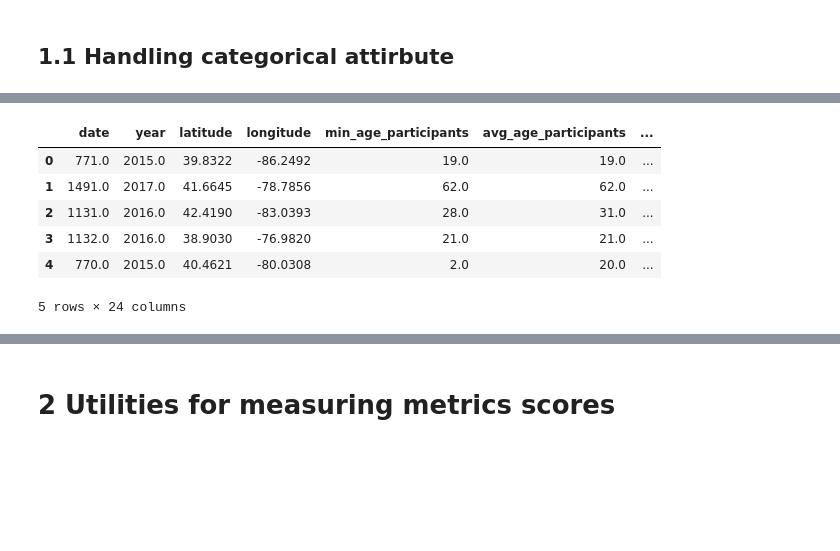
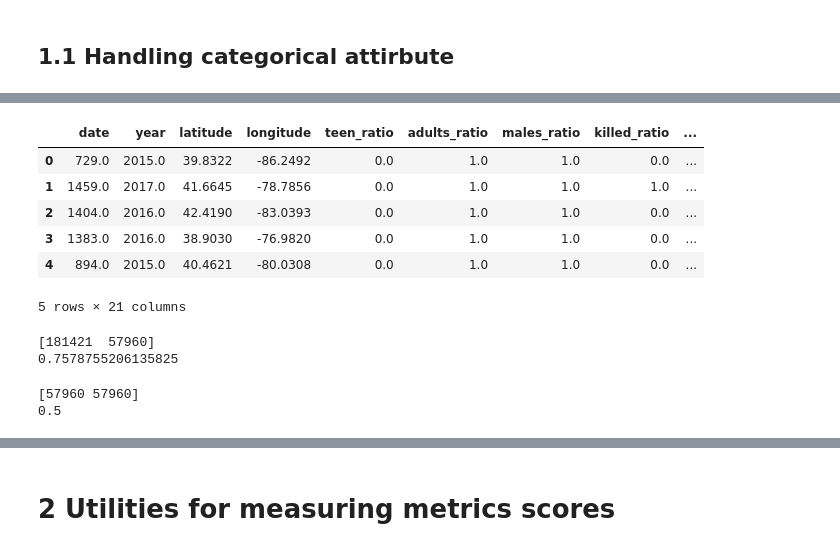
Before and after one commit to biancaziliotto/DataMiningProject, a Jupyter notebook: 3_Classification.ipynb, the cells around one changed output, grey strips where cells are left out. Drawn from its saved outputs; the diff is of its cells as text; code cells hidden in the pictures; blank space fills up the shorter version.

```diff
--- a/3_Classification.ipynb
+++ b/3_Classification.ipynb
@@ -44,21 +38,17 @@ original_dataset.head()
 # %%
 state_cols = [n for n in original_dataset.columns if n.startswith('state')]
 state_cols.remove('state_population')
-state_one_hot = pd.concat([original_dataset.pop(x) for x in state_cols], axis=1)
-state_one_hot = state_one_hot.rename(mapper=lambda x: x[6:], axis='columns')
-state_discrete = state_one_hot.idxmax(axis=1).to_frame("state")
-original_dataset = pd.concat([original_dataset, state_discrete], axis=1)
 
-variables = ['populous_city', 'party', 'state']
-categorical_dataset = discretize_data(original_dataset, variables)
-categorical_dataset = categorical_dataset.drop(columns=variables)
-categorical_dataset.head()
+original_dataset = original_dataset.drop(columns=state_cols)
+original_dataset = original_dataset.drop(columns=['city_or_county', 'min_age_participants', 'avg_age_participants', 'max_age_participants', 'unharmed_ratio'])
+
+original_dataset.head()
 # %% [output]
-|  | date | year | latitude | longitude | min_age_participants | avg_age_participants | ... |
-| 0 | 771.0 | 2015.0 | 39.8322 | -86.2492 | 19.0 | 19.0 | ... |
-| 1 | 1491.0 | 2017.0 | 41.6645 | -78.7856 | 62.0 | 62.0 | ... |
-| 2 | 1131.0 | 2016.0 | 42.4190 | -83.0393 | 28.0 | 31.0 | ... |
-| 3 | 1132.0 | 2016.0 | 38.9030 | -76.9820 | 21.0 | 21.0 | ... |
-| 4 | 770.0 | 2015.0 | 40.4621 | -80.0308 | 2.0 | 20.0 | ... |
+|  | date | year | latitude | longitude | teen_ratio | adults_ratio | males_ratio | killed_ratio | ... |
+| 0 | 729.0 | 2015.0 | 39.8322 | -86.2492 | 0.0 | 1.0 | 1.0 | 0.0 | ... |
+| 1 | 1459.0 | 2017.0 | 41.6645 | -78.7856 | 0.0 | 1.0 | 1.0 | 1.0 | ... |
+| 2 | 1404.0 | 2016.0 | 42.4190 | -83.0393 | 0.0 | 1.0 | 1.0 | 0.0 | ... |
+| 3 | 1383.0 | 2016.0 | 38.9030 | -76.9820 | 0.0 | 1.0 | 1.0 | 0.0 | ... |
+| 4 | 894.0 | 2015.0 | 40.4621 | -80.0308 | 0.0 | 1.0 | 1.0 | 0.0 | ... |
-5 rows × 24 columns
+5 rows × 21 columns
 # %%
@@ -69,0 +57,17 @@ train_set, test_set, train_label, test_label = train_test_split(dataset, labels,
+# %%
+_, count = np.unique(labels, return_counts=True)
+print(count)
+print(count[0] / (count[0] + count[1]))
+# %% [output]
+[181421  57960]
+0.7578755206135825
+# %%
+undersample = RandomUnderSampler(sampling_strategy='majority')
+dataset_u, labels_u = undersample.fit_resample(original_dataset, labels)
+
+_, count = np.unique(labels_u, return_counts=True)
+print(count)
+print(count[0] / (count[0] + count[1]))
+# %% [output]
+[57960 57960]
+0.5
```
Also changed, not shown: parts of 61 cells of this notebook, 1 other file.
